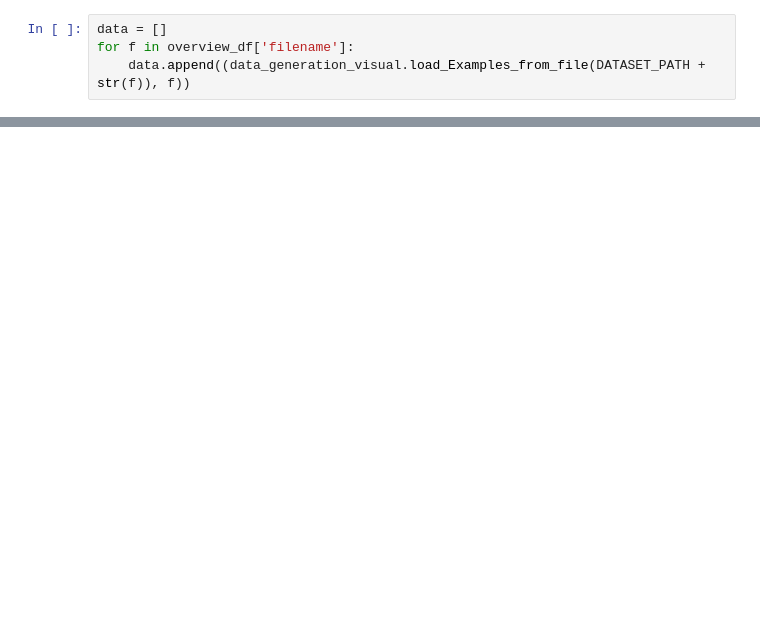
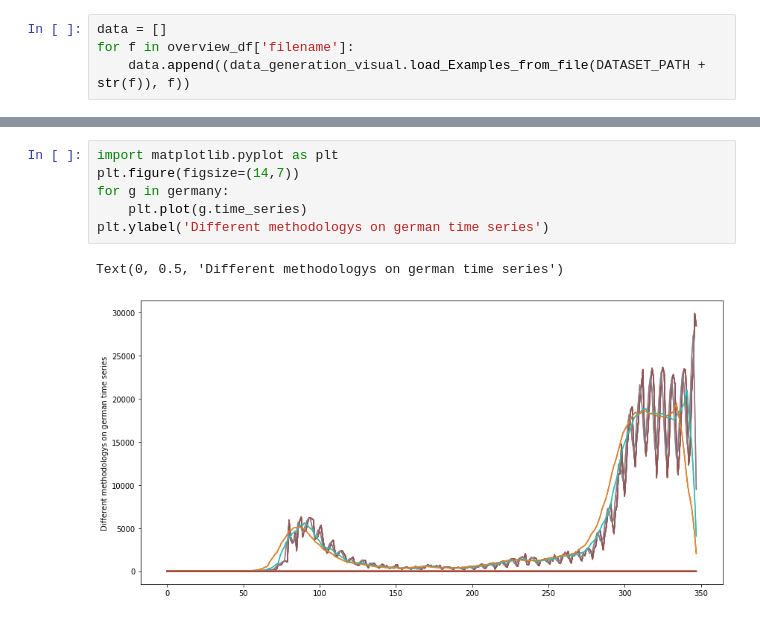
Before and after one commit to mlai-student/Lab2020-21ClusteringCovidData, a Jupyter notebook: notebooks/Tutorial.ipynb, the cells around one changed output, grey strips where cells are left out. Cells and saved outputs as stored; diff of their text form; blank space fills up the shorter version.

```diff
--- a/notebooks/Tutorial.ipynb
+++ b/notebooks/Tutorial.ipynb
@@ -188,0 +77,9 @@ model.plot_cluster().plot()
+# %%
+import matplotlib.pyplot as plt
+plt.figure(figsize=(14,7))
+for g in germany:
+    plt.plot(g.time_series)
+plt.ylabel('Different methodologys on german time series')
+# %% [output]
+Text(0, 0.5, 'Different methodologys on german time series')
+[figure, added]
```
Also changed, not shown: parts of 21 cells of this notebook, 2 other files.
